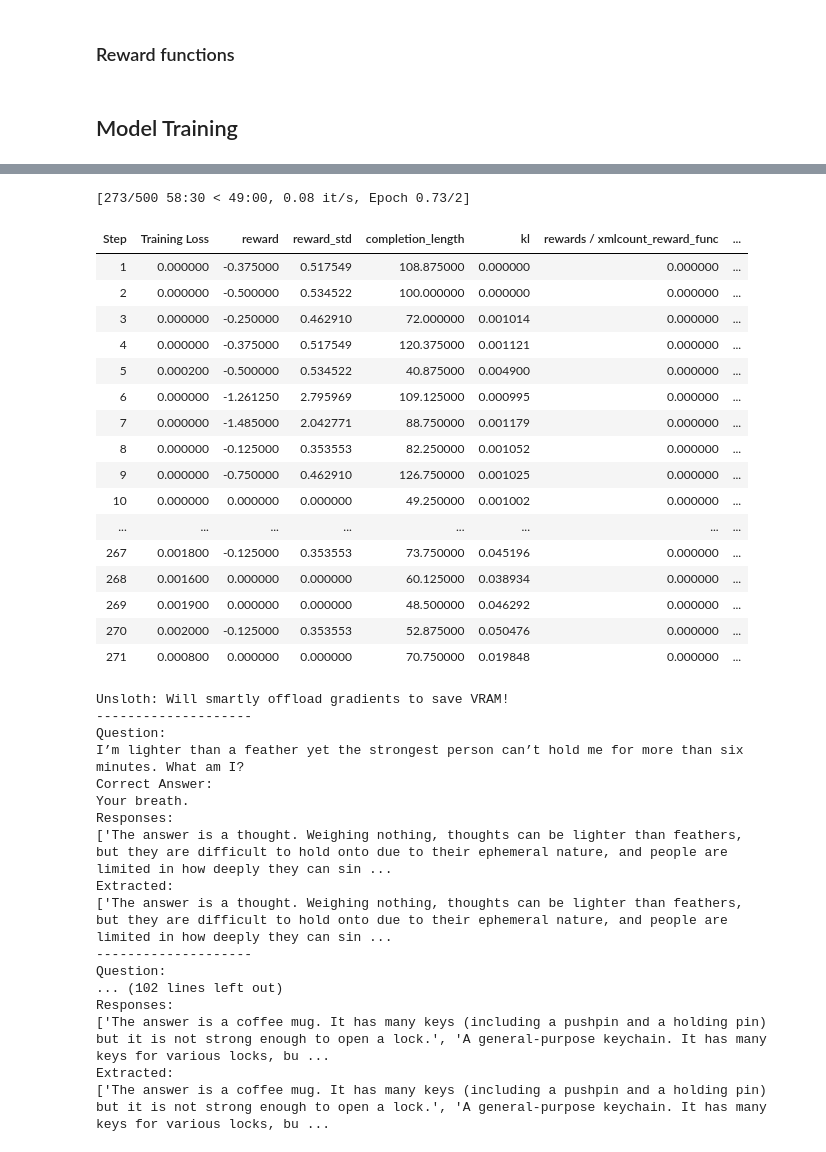
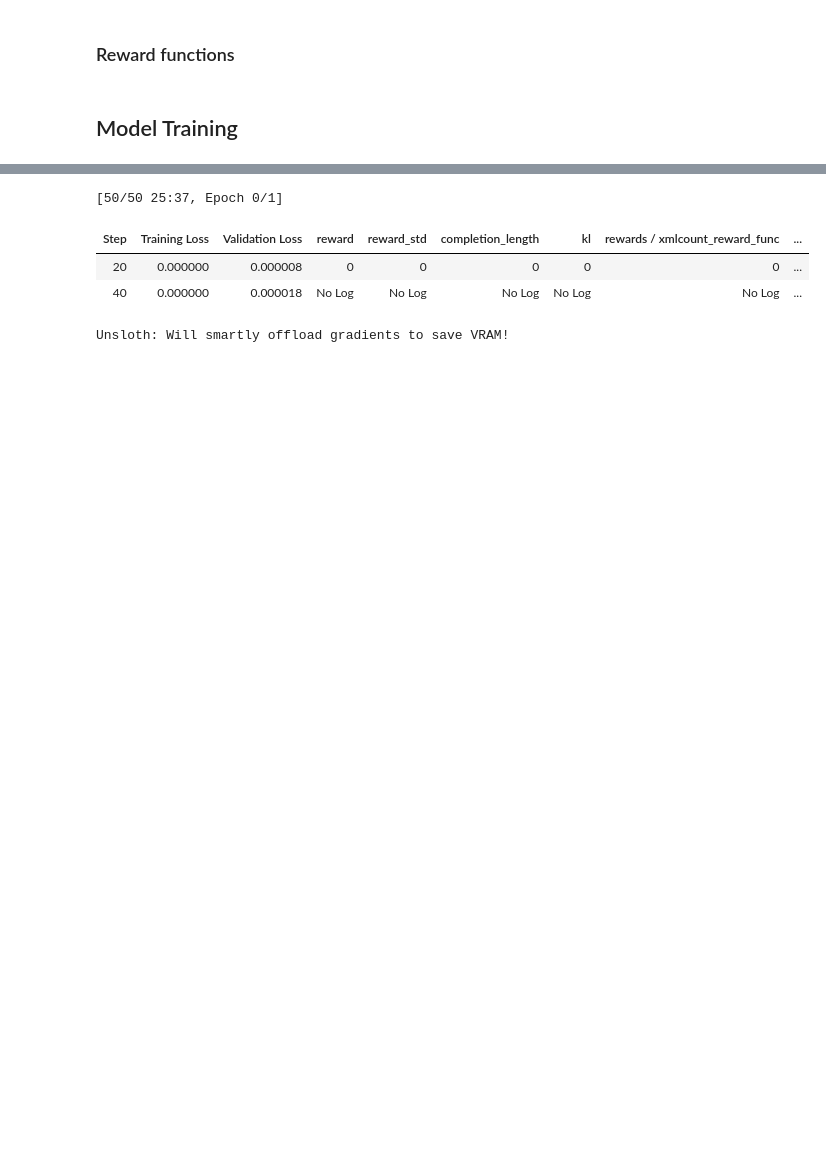
Before and after one commit to pramodith/llm_exploration, a Jupyter notebook: riddle_reasoning_model.ipynb, the cells around one changed output, grey strips where cells are left out. Saved outputs shown, nothing was run; the diff lists cells and outputs as text; code cells hidden in the pictures; blank space fills up the shorter version.

```diff
--- a/riddle_reasoning_model.ipynb
+++ b/riddle_reasoning_model.ipynb
@@ -270,4 +193,4 @@ reformatted_riddles_dataset.save_to_disk("./riddles_dataset")
 # %% [markdown]
 Load scored/graded dataset
 # %%
-reformatted_riddles_dataset = Dataset.load_from_disk("./riddles_dataset")
+reformatted_riddles_dataset = load_dataset("Pramodith/riddles_dataset_scored", token=True)["train"]
@@ -337,7 +269,7 @@ max_seq_length = 512 # Can increase for longer think traces
 lora_rank = 64 # Larger rank = smarter, but slower
 
 model, tokenizer = FastLanguageModel.from_pretrained(
-    model_name = "Qwen/Qwen2.5-3B-Instruct",
+    model_name = "Qwen/Qwen2.5-1.5B-Instruct",
     max_seq_length = max_seq_length,
     load_in_4bit = True, # False for LoRA 16bit
     fast_inference = True, # Enable vLLM fast inference
@@ -352,9 +284,9 @@ model = FastLanguageModel.get_peft_model(
         "q_proj", "k_proj", "v_proj", "o_proj",
         "gate_proj", "up_proj", "down_proj",
     ], # Remove QKVO if out of memory
-    # layers_pattern=r"model.layers\.\d+\.(q_proj|k_proj|v_proj|o_proj|gate_proj|up_proj|down_proj)$",  # This is a pattern to match layer modules
+    layers_pattern=r"model.layers\.\d+\.(q_proj|k_proj|v_proj|o_proj|gate_proj|up_proj|down_proj)$",  # This is a pattern to match layer modules
 
-    # layers_to_transform = list(range(20, 28)),
+    layers_to_transform = list(range(20, 28)),
     lora_alpha = lora_rank,
     use_gradient_checkpointing = "unsloth", # Enable long context finetuning
     random_state = 3407,
@@ -408,10 +352,10 @@ def answer_length_reward_func(prompts, completions, answer, quality_score, **kwa
         rewards.append(0)
         if a in r or r in a:
             if len(r) > len(a):
-                rewards[-1] = -0.01 * (len(r) - len(a))
+                rewards[-1] = -0.001 * (len(r) - len(a))
         else:
             if len(r) < len(a):
-                rewards[-1] = -0.05 * (len(a) - len(r))
+                rewards[-1] = -0.005 * (len(a) - len(r))
     return rewards
 
 
@@ -421,22 +365,15 @@ def think_length_reward_func(prompts, completions, answer, quality_score, **kwar
     rewards = [0.5 if 50 < len(r) < 500 else -0.5 for r in extracted_responses]
     return rewards
 
-def soft_format_reward_func(completions, **kwargs) -> list[float]:
-    """Reward function that checks if the completion has a specific format."""
-    pattern = r"<think>.*?</think>\s*<answer>.*?</answer>"
-    responses = [completion[0]["content"] for completion in completions]
-    matches = [re.match(pattern, r) for r in responses]
-    return [0.1 if match else -0.5 for match in matches]
-
 def count_xml(text) -> float:
     count = 0.0
-    if text.count("<think>\n") == 1:
+    if text.count("<think>") == 1:
         count += 0.125
-    if text.count("\n</think>\n") == 1:
+    if text.count("</think>") == 1:
         count += 0.125
-    if text.count("\n<answer>\n") == 1:
+    if text.count("<answer>") == 1:
         count += 0.125
-    if text.count("\n</answer>") == 1:
+    if text.count("</answer>") == 1:
         count += 0.125
     return count
 
@@ -454,21 +391,23 @@ training_args = GRPOConfig(
     adam_beta2 = 0.99,
     weight_decay = 0.1,
     do_eval = True,
+    eval_strategy='steps',
+    per_device_eval_batch_size=8,
     warmup_ratio = 0.1,
     lr_scheduler_type = "cosine",
     optim = "adamw_8bit",
     logging_steps = 1,
     bf16 = is_bfloat16_supported(),
     fp16 = not is_bfloat16_supported(),
-    per_device_train_batch_size = 8,
+    per_device_train_batch_size = 1,
     gradient_accumulation_steps = 1, # Increase to 4 for smoother training
     num_generations = 8, # Decrease if out of memory
     max_prompt_length = 256,
-    max_completion_length = 200,
+    max_completion_length = 512,
     # num_train_epochs = 1, # Set to 1 for a full training run
-    max_steps = 500,
-    eval_steps = 100,
-    save_steps = 100,
+    max_steps = 50,
+    eval_steps = 20,
+    save_steps = 20,
     max_grad_norm = 0.1,
     report_to = "none", # Can use Weights & Biases
     output_dir = "outputs",
@@ -482,14 +421,13 @@ trainer = GRPOTrainer(
     processing_class = tokenizer,
     reward_funcs = [
         xmlcount_reward_func,
-        soft_format_reward_func,
         correctness_reward_func,
         answer_length_reward_func,
         think_length_reward_func
     ],
     args = training_args,
     train_dataset = train_dataset,
-    eval_dataset = dev_dataset
+    eval_dataset = dev_dataset,
 )
 trainer.train()
 # %% [output]
@@ -501,35 +439,5 @@ O^O/ \_/ \    Batch size per device = 8 | Gradient accumulation steps = 1
-[273/500 58:30 < 49:00, 0.08 it/s, Epoch 0.73/2]
+[50/50 25:37, Epoch 0/1]
-| Step | Training Loss | reward | reward_std | completion_length | kl | rewards / xmlcount_reward_func | ... |
-| 1 | 0.000000 | -0.375000 | 0.517549 | 108.875000 | 0.000000 | 0.000000 | ... |
-| 2 | 0.000000 | -0.500000 | 0.534522 | 100.000000 | 0.000000 | 0.000000 | ... |
-| 3 | 0.000000 | -0.250000 | 0.462910 | 72.000000 | 0.001014 | 0.000000 | ... |
-| 4 | 0.000000 | -0.375000 | 0.517549 | 120.375000 | 0.001121 | 0.000000 | ... |
-| 5 | 0.000200 | -0.500000 | 0.534522 | 40.875000 | 0.004900 | 0.000000 | ... |
-| 6 | 0.000000 | -1.261250 | 2.795969 | 109.125000 | 0.000995 | 0.000000 | ... |
-| 7 | 0.000000 | -1.485000 | 2.042771 | 88.750000 | 0.001179 | 0.000000 | ... |
-| 8 | 0.000000 | -0.125000 | 0.353553 | 82.250000 | 0.001052 | 0.000000 | ... |
-| 9 | 0.000000 | -0.750000 | 0.462910 | 126.750000 | 0.001025 | 0.000000 | ... |
-| 10 | 0.000000 | 0.000000 | 0.000000 | 49.250000 | 0.001002 | 0.000000 | ... |
-| ... | ... | ... | ... | ... | ... | ... | ... |
-| 267 | 0.001800 | -0.125000 | 0.353553 | 73.750000 | 0.045196 | 0.000000 | ... |
-| 268 | 0.001600 | 0.000000 | 0.000000 | 60.125000 | 0.038934 | 0.000000 | ... |
-| 269 | 0.001900 | 0.000000 | 0.000000 | 48.500000 | 0.046292 | 0.000000 | ... |
-| 270 | 0.002000 | -0.125000 | 0.353553 | 52.875000 | 0.050476 | 0.000000 | ... |
-| 271 | 0.000800 | 0.000000 | 0.000000 | 70.750000 | 0.019848 | 0.000000 | ... |
+| Step | Training Loss | Validation Loss | reward | reward_std | completion_length | kl | rewards / xmlcount_reward_func | ... |
+| 20 | 0.000000 | 0.000008 | 0 | 0 | 0 | 0 | 0 | ... |
+| 40 | 0.000000 | 0.000018 | No Log | No Log | No Log | No Log | No Log | ... |
 Unsloth: Will smartly offload gradients to save VRAM!
---------------------
-Question:
-I’m lighter than a feather yet the strongest person can’t hold me for more than six minutes. What am I?
-Correct Answer:
-Your breath.
-Responses:
-['The answer is a thought. Weighing nothing, thoughts can be lighter than feathers, but they are difficult to hold onto due to their ephemeral nature, and people are limited in how deeply they can sin ...
-Extracted:
-['The answer is a thought. Weighing nothing, thoughts can be lighter than feathers, but they are difficult to hold onto due to their ephemeral nature, and people are limited in how deeply they can sin ...
---------------------
-Question:
-... (102 lines left out)
-Responses:
-['The answer is a coffee mug. It has many keys (including a pushpin and a holding pin) but it is not strong enough to open a lock.', 'A general-purpose keychain. It has many keys for various locks, bu ...
-Extracted:
-['The answer is a coffee mug. It has many keys (including a pushpin and a holding pin) but it is not strong enough to open a lock.', 'A general-purpose keychain. It has many keys for various locks, bu ...
```
Also changed, not shown: parts of 22 cells of this notebook.
